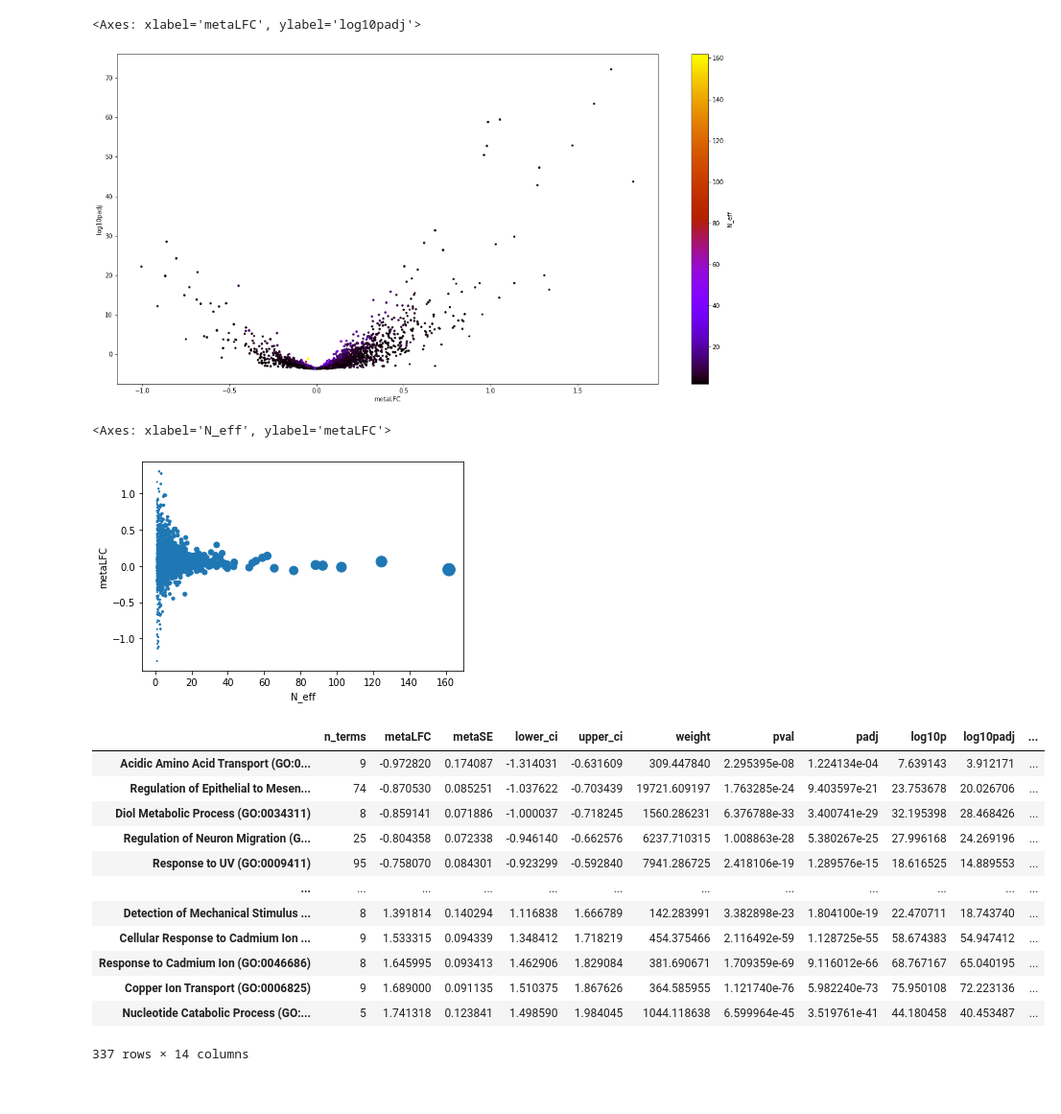
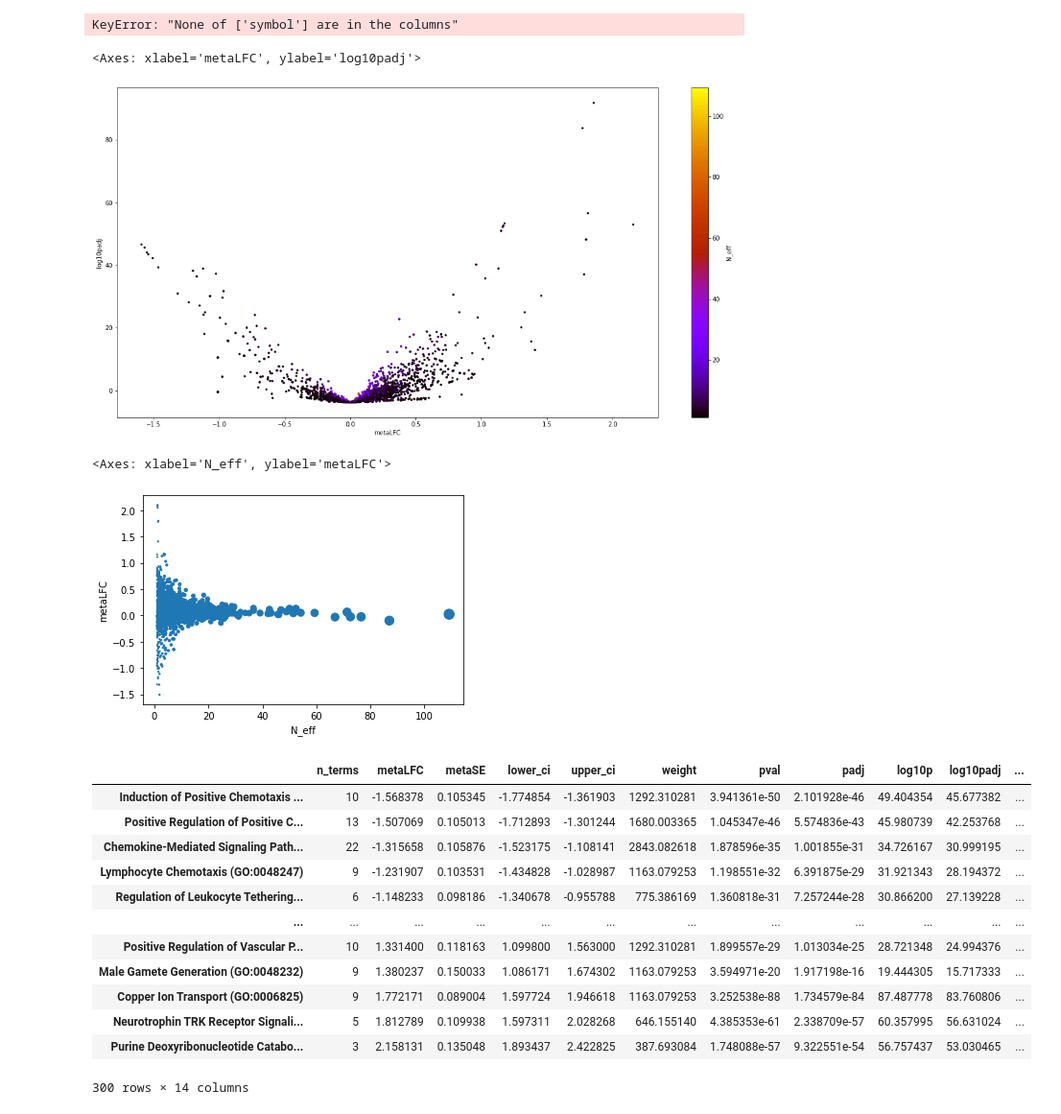
Before and after one commit to jhaberbe/meta-estimators-go-term-enrichment, a Jupyter notebook: notebook/making-sure-imports-work.ipynb, the cells around one changed output. Shown at 96% size. Drawn from its saved outputs; the diff is of its cells as text; code cells hidden in the pictures.

```diff
--- a/notebook/making-sure-imports-work.ipynb
+++ b/notebook/making-sure-imports-work.ipynb
@@ -26,9 +6,16 @@ def ensg_to_symbol(ensg_ids):
 # %%
+import pandas as pd
+import gprofiler
+
+gp = gprofiler.GProfiler(return_dataframe=True)
 df = pd.read_csv("https://raw.githubusercontent.com/Asthayadav09/airway-RNA-Seq-Dataset/main/airway_DESeq2_results.csv", index_col=0)
-df["symbol"] = ensg_to_symbol(df.index)
+df["symbol"] = gp.convert(df.index.tolist())["name"].tolist()
+df = df[df.symbol.ne("None")].dropna()
 # %%
 df = df.dropna().set_index("symbol")
 df = df.reset_index().drop_duplicates(subset=["symbol"]).set_index("symbol")
+# %% [output]
+KeyError: "None of ['symbol'] are in the columns"
 # %%
 from enrichr import GeneOntologyLibraries
 go_terms = GeneOntologyLibraries().pull_assignment_matrix("GO_Biological_Process_2025")
@@ -39,9 +26,6 @@ importlib.reload(ipf)
 from ipf import ReweightingPreparer, IterativeProportionalFitting
 
 deseq_results, go_terms, row_marginals, column_marginals = ReweightingPreparer.clean(go_terms, df)
-balanced_matrix = IterativeProportionalFitting().sinkhorn_binary_support(
-    row_marginals=row_marginals,
-    column_marginals=column_marginals,
+balanced_matrix = IterativeProportionalFitting().degree_corrected_doubly_stochastic(
     A=go_terms,
-    prior="degree_corrected"
 )
@@ -53,13 +39,13 @@ gene_ontology_results = GeneOntologyDifferentialResults.meta_estimates(deseq_res
 
 gene_ontology_results["log_weight"] = np.log1p(gene_ontology_results["weight"])
 
-gene_ontology_results.query("top1_contribution < 0.9 and N_eff > 2") \
+gene_ontology_results.query("top1_contribution < 0.9") \
     .plot.scatter(x="metaLFC", y="log10padj", c="N_eff", s="log_weight", figsize=(20, 10), cmap="gnuplot")
 # %% [output]
 <Axes: xlabel='metaLFC', ylabel='log10padj'>
-[figure, old version]
+[figure, new version]
 # %%
 gene_ontology_results.eval("ratio = N_eff / n_terms").query("n_terms > 10").plot.scatter(x="N_eff", y="metaLFC", s="N_eff")
 # %% [output]
 <Axes: xlabel='N_eff', ylabel='metaLFC'>
-[figure, old version]
+[figure, new version]
@@ -69,21 +52,21 @@ sns.clustermap(balanced_matrix)
 # %%
 import matplotlib.pyplot as plt
 
-gene_ontology_results.query("padj < 0.05 and N_eff > 2").sort_values(by="metaLFC")
+gene_ontology_results.query("padj < 0.001 and N_eff > 1.5").sort_values(by="metaLFC")
 # %% [output]
 |  | n_terms | metaLFC | metaSE | lower_ci | upper_ci | weight | pval | padj | log10p | log10padj | ... |
-| Acidic Amino Acid Transport (GO:0... | 9 | -0.972820 | 0.174087 | -1.314031 | -0.631609 | 309.447840 | 2.295395e-08 | 1.224134e-04 | 7.639143 | 3.912171 | ... |
-| Regulation of Epithelial to Mesen... | 74 | -0.870530 | 0.085251 | -1.037622 | -0.703439 | 19721.609197 | 1.763285e-24 | 9.403597e-21 | 23.753678 | 20.026706 | ... |
-| Diol Metabolic Process (GO:0034311) | 8 | -0.859141 | 0.071886 | -1.000037 | -0.718245 | 1560.286231 | 6.376788e-33 | 3.400741e-29 | 32.195398 | 28.468426 | ... |
-| Regulation of Neuron Migration (G... | 25 | -0.804358 | 0.072338 | -0.946140 | -0.662576 | 6237.710315 | 1.008863e-28 | 5.380267e-25 | 27.996168 | 24.269196 | ... |
-| Response to UV (GO:0009411) | 95 | -0.758070 | 0.084301 | -0.923299 | -0.592840 | 7941.286725 | 2.418106e-19 | 1.289576e-15 | 18.616525 | 14.889553 | ... |
+| Induction of Positive Chemotaxis ... | 10 | -1.568378 | 0.105345 | -1.774854 | -1.361903 | 1292.310281 | 3.941361e-50 | 2.101928e-46 | 49.404354 | 45.677382 | ... |
+| Positive Regulation of Positive C... | 13 | -1.507069 | 0.105013 | -1.712893 | -1.301244 | 1680.003365 | 1.045347e-46 | 5.574836e-43 | 45.980739 | 42.253768 | ... |
+| Chemokine-Mediated Signaling Path... | 22 | -1.315658 | 0.105876 | -1.523175 | -1.108141 | 2843.082618 | 1.878596e-35 | 1.001855e-31 | 34.726167 | 30.999195 | ... |
+| Lymphocyte Chemotaxis (GO:0048247) | 9 | -1.231907 | 0.103531 | -1.434828 | -1.028987 | 1163.079253 | 1.198551e-32 | 6.391875e-29 | 31.921343 | 28.194372 | ... |
+| Regulation of Leukocyte Tethering... | 6 | -1.148233 | 0.098186 | -1.340678 | -0.955788 | 775.386169 | 1.360818e-31 | 7.257244e-28 | 30.866200 | 27.139228 | ... |
 | ... | ... | ... | ... | ... | ... | ... | ... | ... | ... | ... | ... |
-| Detection of Mechanical Stimulus ... | 8 | 1.391814 | 0.140294 | 1.116838 | 1.666789 | 142.283991 | 3.382898e-23 | 1.804100e-19 | 22.470711 | 18.743740 | ... |
-| Cellular Response to Cadmium Ion ... | 9 | 1.533315 | 0.094339 | 1.348412 | 1.718219 | 454.375466 | 2.116492e-59 | 1.128725e-55 | 58.674383 | 54.947412 | ... |
-| Response to Cadmium Ion (GO:0046686) | 8 | 1.645995 | 0.093413 | 1.462906 | 1.829084 | 381.690671 | 1.709359e-69 | 9.116012e-66 | 68.767167 | 65.040195 | ... |
-| Copper Ion Transport (GO:0006825) | 9 | 1.689000 | 0.091135 | 1.510375 | 1.867626 | 364.585955 | 1.121740e-76 | 5.982240e-73 | 75.950108 | 72.223136 | ... |
-| Nucleotide Catabolic Process (GO:... | 5 | 1.741318 | 0.123841 | 1.498590 | 1.984045 | 1044.118638 | 6.599964e-45 | 3.519761e-41 | 44.180458 | 40.453487 | ... |
+| Positive Regulation of Vascular P... | 10 | 1.331400 | 0.118163 | 1.099800 | 1.563000 | 1292.310281 | 1.899557e-29 | 1.013034e-25 | 28.721348 | 24.994376 | ... |
+| Male Gamete Generation (GO:0048232) | 9 | 1.380237 | 0.150033 | 1.086171 | 1.674302 | 1163.079253 | 3.594971e-20 | 1.917198e-16 | 19.444305 | 15.717333 | ... |
+| Copper Ion Transport (GO:0006825) | 9 | 1.772171 | 0.089004 | 1.597724 | 1.946618 | 1163.079253 | 3.252538e-88 | 1.734579e-84 | 87.487778 | 83.760806 | ... |
+| Neurotrophin TRK Receptor Signali... | 5 | 1.812789 | 0.109938 | 1.597311 | 2.028268 | 646.155140 | 4.385353e-61 | 2.338709e-57 | 60.357995 | 56.631024 | ... |
+| Purine Deoxyribonucleotide Catabo... | 3 | 2.158131 | 0.135048 | 1.893437 | 2.422825 | 387.693084 | 1.748088e-57 | 9.322551e-54 | 56.757437 | 53.030465 | ... |
-337 rows × 14 columns
+300 rows × 14 columns
 # %%
 from plotting import ForestPlotter
 
```
Also changed, not shown: parts of 4 cells of this notebook, 3 other files.
